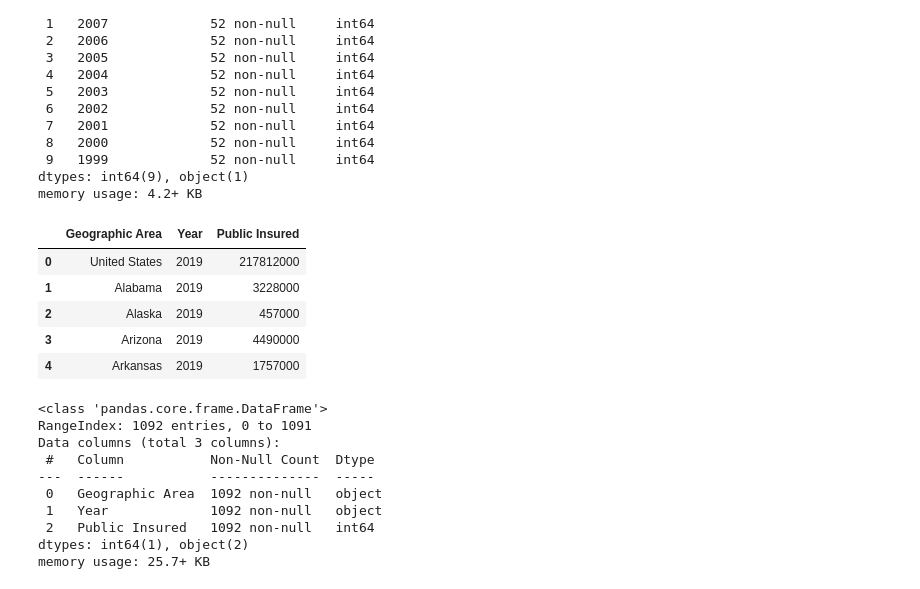
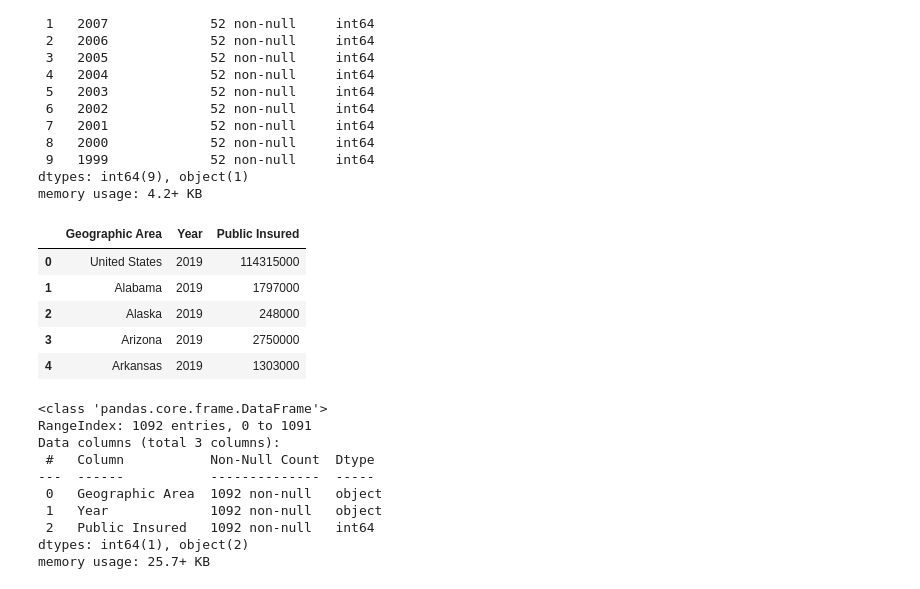
Before and after one commit to dpatelaqua/silver-health, a Jupyter notebook: notebook/capstone_step1.ipynb, the cells around one changed output. Cells and saved outputs as stored; diff of their text form; code cells hidden in the pictures.

```diff
--- a/notebook/capstone_step1.ipynb
+++ b/notebook/capstone_step1.ipynb
@@ -616,22 +616,22 @@ memory usage: 4.2+ KB
 # %%
 public_insurance = pd.merge(public_ins_df1,public_ins_df2, on='Geographic Area', how='left')
 
 # We will use the melt function to rotate the data frame so we can numbers in a single column for the country
-private_insurance2 = pd.melt(private_insurance,
+public_insurance2 = pd.melt(public_insurance,
                          id_vars='Geographic Area',
                         value_name='Public Insured',
                         var_name='Year')
 
 
-private_insurance2.to_csv(r'../clean_data_source/public_insurance.csv', index = False)
-private_insurance2.head()
+public_insurance2.to_csv(r'../clean_data_source/public_insurance.csv', index = False)
+public_insurance2.head()
 # %% [output]
 |  | Geographic Area | Year | Public Insured |
-| 0 | United States | 2019 | 217812000 |
-| 1 | Alabama | 2019 | 3228000 |
-| 2 | Alaska | 2019 | 457000 |
-| 3 | Arizona | 2019 | 4490000 |
-| 4 | Arkansas | 2019 | 1757000 |
+| 0 | United States | 2019 | 114315000 |
+| 1 | Alabama | 2019 | 1797000 |
+| 2 | Alaska | 2019 | 248000 |
+| 3 | Arizona | 2019 | 2750000 |
+| 4 | Arkansas | 2019 | 1303000 |
 # %%
 private_insurance2.info()
 # %% [output]
```
Also changed, not shown: parts of 13 cells of this notebook, 18 other files.
